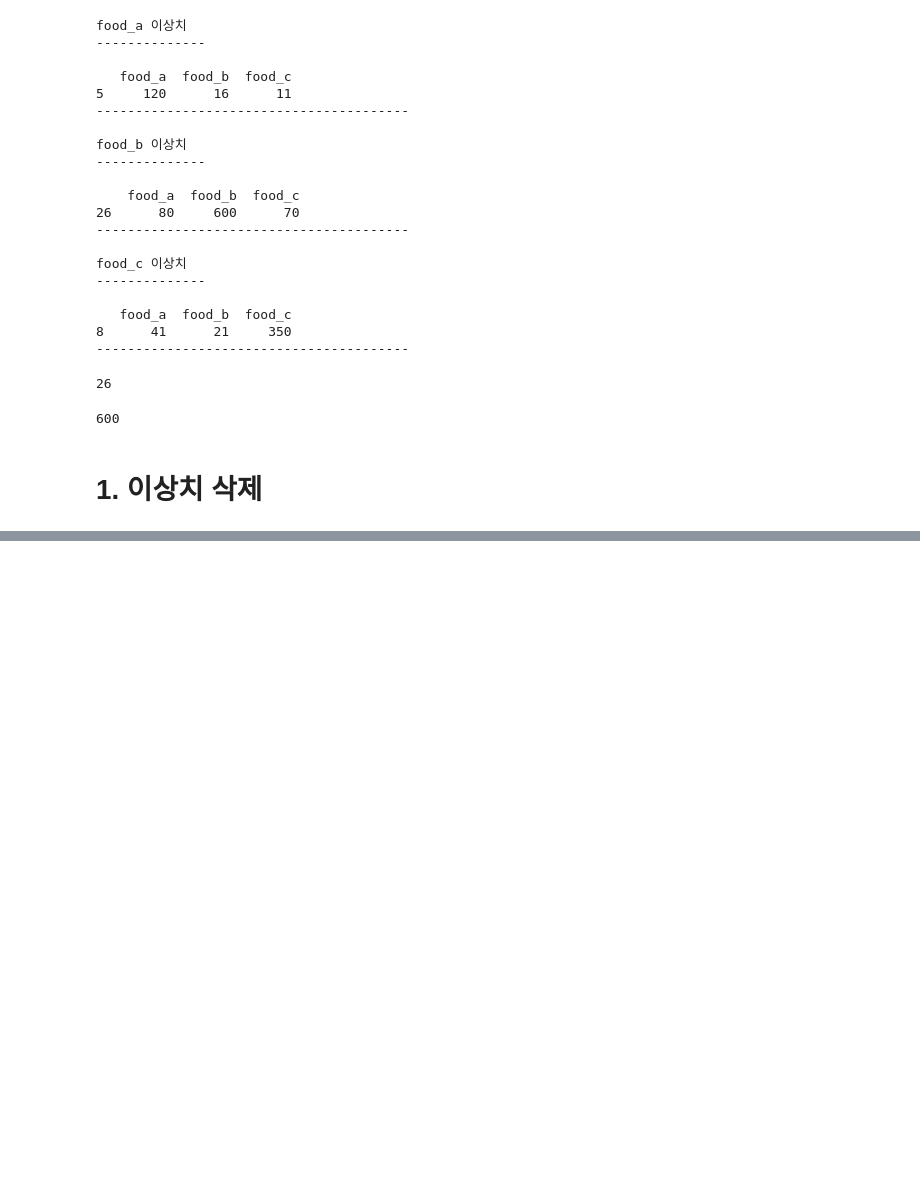
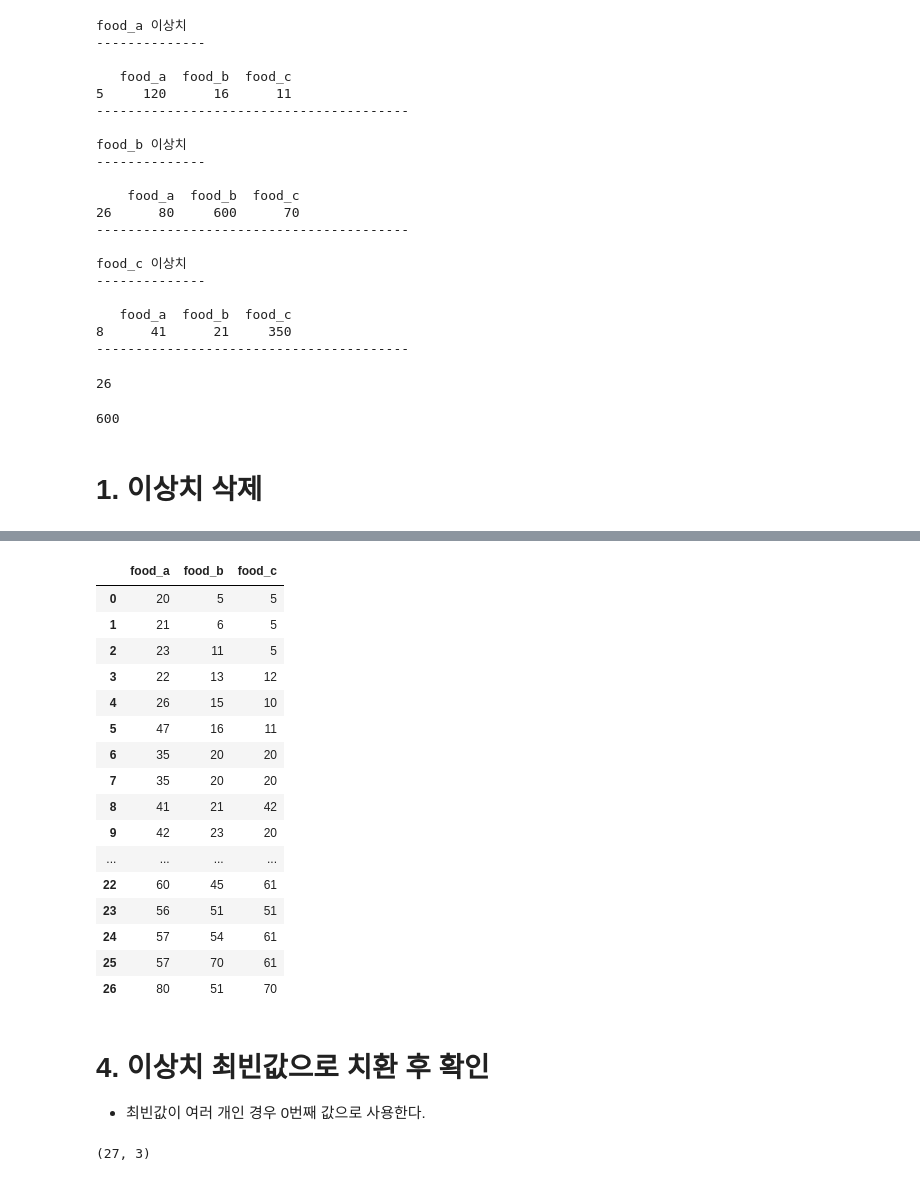
Before and after one commit to MaengJuyoung/kgitbank-MachineLearning, a Jupyter notebook: 2.데이터 클린징/Quiz04-food(이상치).ipynb, the cells around one changed output, grey strips where cells are left out. Cells and saved outputs as stored; diff of their text form; code cells hidden in the pictures; blank space fills up the shorter version.

```diff
--- a/2.데이터 클린징/Quiz04-food(이상치).ipynb
+++ b/2.데이터 클린징/Quiz04-food(이상치).ipynb
@@ -103,0 +190,30 @@ dd.loc[dd.index[0]]
+# %%
+count = 0
+for column in df.columns:
+    s = df[column][((df[column] < lowerfence[count]) | (df[column] > upperfence[count]))]
+    # 특정 위치에 값을 할당하는 방식으로 이상치가 있는 행의 해당 열 값을 평균 값으로 대체
+    # 평균 값이 실수값으로 변경되어 round를 이용하여 소수점 버리기
+    df.loc[s.index, column] = round(df[column].mean())
+    count += 1
+df
+# %% [output]
+|  | food_a | food_b | food_c |
+| 0 | 20 | 5 | 5 |
+| 1 | 21 | 6 | 5 |
+| 2 | 23 | 11 | 5 |
+| 3 | 22 | 13 | 12 |
+| 4 | 26 | 15 | 10 |
+| 5 | 47 | 16 | 11 |
+| 6 | 35 | 20 | 20 |
+| 7 | 35 | 20 | 20 |
+| 8 | 41 | 21 | 42 |
+| 9 | 42 | 23 | 20 |
+| ... | ... | ... | ... |
+| 22 | 60 | 45 | 61 |
+| 23 | 56 | 51 | 51 |
+| 24 | 57 | 54 | 61 |
+| 25 | 57 | 70 | 61 |
+| 26 | 80 | 51 | 70 |
+# %% [markdown]
+# 4. 이상치 최빈값으로 치환 후 확인
+* 최빈값이 여러 개인 경우 0번째 값으로 사용한다.
@@ -103,0 +222,5 @@ dd.loc[dd.index[0]]
+# %%
+df = pd.read_csv('../data_set/2.데이터 클린징/food.csv')
+df.shape
+# %% [output]
+(27, 3)
```
Also changed, not shown: parts of 17 cells of this notebook, 3 other files.
